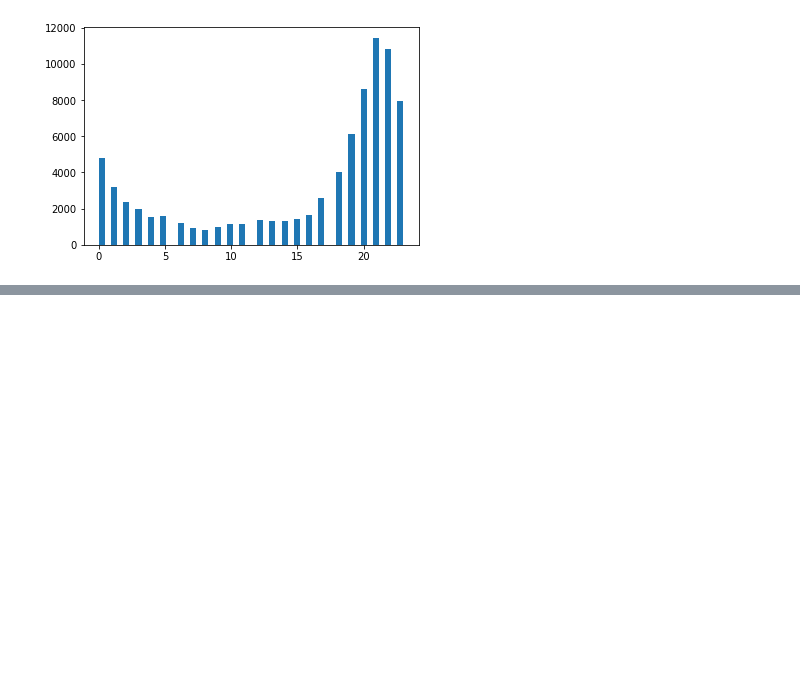
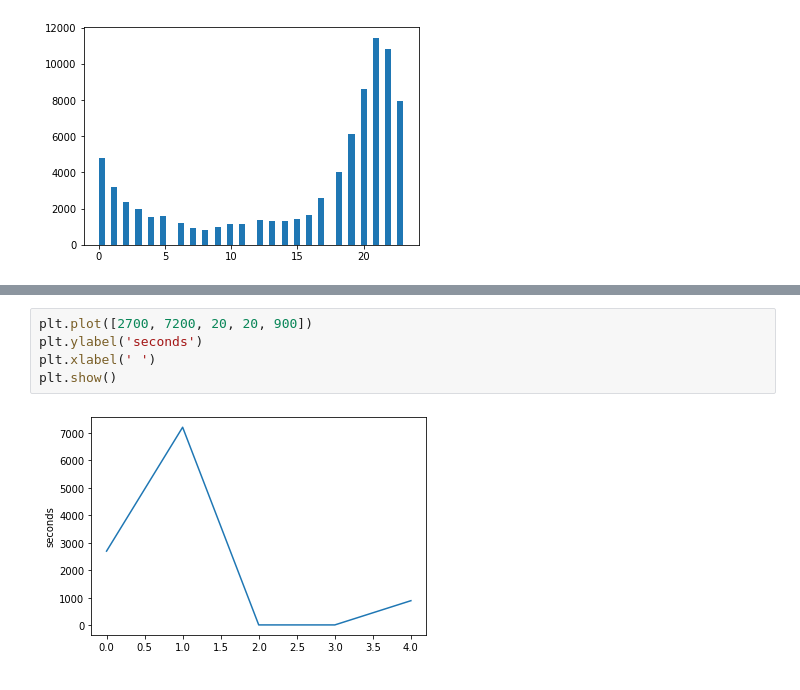
Before and after one commit to huynhand/Homework1-Andy, a Jupyter notebook: Homework 1.ipynb, the cells around one changed output, grey strips where cells are left out. Drawn from its saved outputs; the diff is of its cells as text; blank space fills up the shorter version.

```diff
--- a/Homework 1.ipynb
+++ b/Homework 1.ipynb
@@ -59,3 +67,10 @@ TypeError: scatter() missing 1 required positional argument: 'y'
+# %%
+plt.plot([2700, 7200, 20, 20, 900])
+plt.ylabel('seconds')
+plt.xlabel(' ')
+plt.show()
+# %% [output]
+[figure, added]
 # %%
 1) UFO sightings last between 20 seconds to 2 hours
 2) Most sightings happen during the evening, at 21 hours
```
Also changed, not shown: parts of 4 cells of this notebook, 1 other file.
